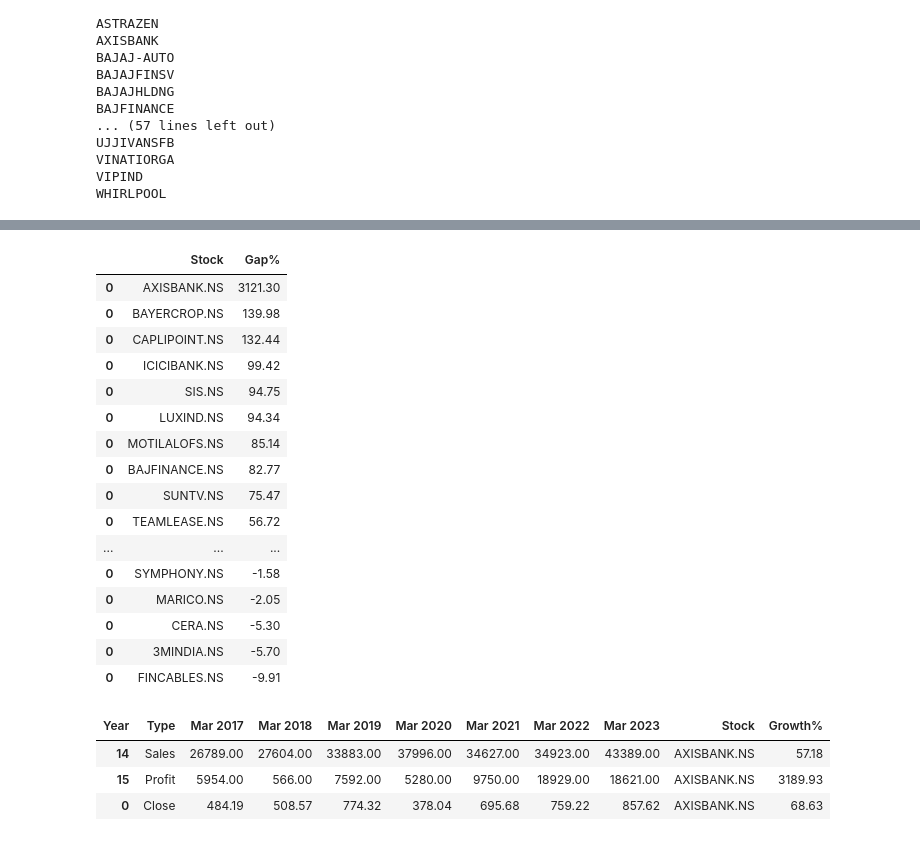
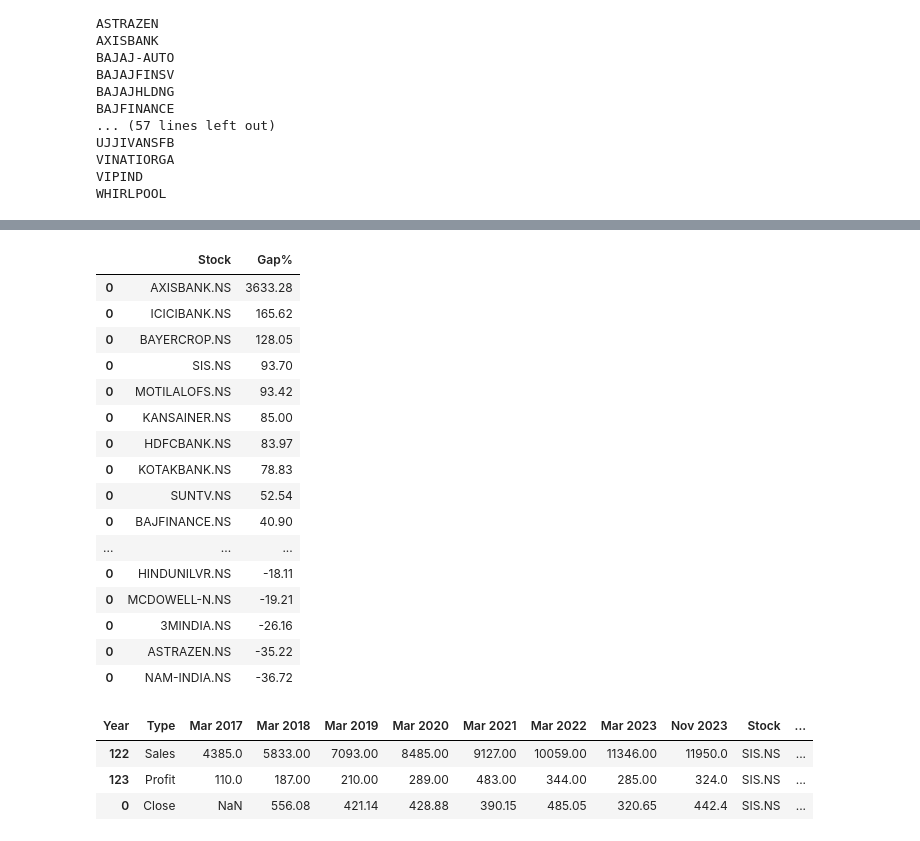
Before and after one commit to ankit-rathi/Quantvesting_v1, a Jupyter notebook: myProspects_Valuation_Gap_Analysis.ipynb, the cells around one changed output, grey strips where cells are left out. Cells and saved outputs as stored; diff of their text form; code cells hidden in the pictures.

```diff
--- a/myProspects_Valuation_Gap_Analysis.ipynb
+++ b/myProspects_Valuation_Gap_Analysis.ipynb
@@ -124,8 +124,9 @@ for stock_name in stock_ids:
 
 df_latest_analysis.index.names = ['Type']
 df_latest_analysis.reset_index(inplace=True)
-df_latest_analysis.drop('TTM', axis=1, inplace=True)
-cols = [ 'Mar 2017','Mar 2018', 'Mar 2019', 'Mar 2020', 'Mar 2021', 'Mar 2022', 'Mar 2023']
+df_latest_analysis.rename(columns={'TTM': 'Nov 2023'}, inplace=True)
+#df_latest_analysis.drop('TTM', axis=1, inplace=True)
+cols = [ 'Mar 2017','Mar 2018', 'Mar 2019', 'Mar 2020', 'Mar 2021', 'Mar 2022', 'Mar 2023', 'Nov 2023']
 for col in cols:
     df_latest_analysis[col] = df_latest_analysis[col].str.replace(',', '').astype(float)
 # %% [output]
@@ -178,7 +179,7 @@ for stock_name in stock_ids:
   stock_df['Year'] = stock_df['Mon'] + ' ' + stock_df['Year']
   cols = [ 'Year', 'Close']
   stock_df = stock_df[cols]
-  stock_df = stock_df[stock_df['Year'].str.contains("Mar")]
+  stock_df = stock_df[(stock_df['Year'].str.contains("Mar")) | (stock_df['Year'].str.contains("Nov 2023"))]
   stock_df = stock_df.set_index('Year')
   stock_df = stock_df.T
   stock_df['Stock'] = stock_symbol
@@ -204,6 +205,6 @@ stock_df_final
 # %%
 df_gap_analysis = df_latest_analysis.append(stock_df_final)
-df_gap_analysis['Growth%'] = (df_gap_analysis['Mar 2023'] - df_gap_analysis['Mar 2018'])*100/df_gap_analysis['Mar 2018']
+df_gap_analysis['Growth%'] = (df_gap_analysis['Nov 2023'] - df_gap_analysis['Mar 2018'])*100/df_gap_analysis['Mar 2018']
 df_gap_analysis['Growth%'] = round(df_gap_analysis['Growth%'],2)
 df_gap_analysis
 # %% [output]
@@ -238,26 +239,26 @@ for stock_name in stock_ids:
 stock_df_gap.sort_values(['Gap%'], ascending=[False]).head(30)
 # %% [output]
 |  | Stock | Gap% |
-| 0 | AXISBANK.NS | 3121.30 |
-| 0 | BAYERCROP.NS | 139.98 |
-| 0 | CAPLIPOINT.NS | 132.44 |
-| 0 | ICICIBANK.NS | 99.42 |
-| 0 | SIS.NS | 94.75 |
-| 0 | LUXIND.NS | 94.34 |
-| 0 | MOTILALOFS.NS | 85.14 |
-| 0 | BAJFINANCE.NS | 82.77 |
-| 0 | SUNTV.NS | 75.47 |
-| 0 | TEAMLEASE.NS | 56.72 |
+| 0 | AXISBANK.NS | 3633.28 |
+| 0 | ICICIBANK.NS | 165.62 |
+| 0 | BAYERCROP.NS | 128.05 |
+| 0 | SIS.NS | 93.70 |
+| 0 | MOTILALOFS.NS | 93.42 |
+| 0 | KANSAINER.NS | 85.00 |
+| 0 | HDFCBANK.NS | 83.97 |
+| 0 | KOTAKBANK.NS | 78.83 |
+| 0 | SUNTV.NS | 52.54 |
+| 0 | BAJFINANCE.NS | 40.90 |
 | ... | ... | ... |
-| 0 | SYMPHONY.NS | -1.58 |
-| 0 | MARICO.NS | -2.05 |
-| 0 | CERA.NS | -5.30 |
-| 0 | 3MINDIA.NS | -5.70 |
-| 0 | FINCABLES.NS | -9.91 |
+| 0 | HINDUNILVR.NS | -18.11 |
+| 0 | MCDOWELL-N.NS | -19.21 |
+| 0 | 3MINDIA.NS | -26.16 |
+| 0 | ASTRAZEN.NS | -35.22 |
+| 0 | NAM-INDIA.NS | -36.72 |
 # %%
-df_gap_analysis[df_gap_analysis['Stock']  == 'AXISBANK.NS']
+df_gap_analysis[df_gap_analysis['Stock']  == 'SIS.NS']
 # %% [output]
-| Year | Type | Mar 2017 | Mar 2018 | Mar 2019 | Mar 2020 | Mar 2021 | Mar 2022 | Mar 2023 | Stock | Growth% |
-| 14 | Sales | 26789.00 | 27604.00 | 33883.00 | 37996.00 | 34627.00 | 34923.00 | 43389.00 | AXISBANK.NS | 57.18 |
-| 15 | Profit | 5954.00 | 566.00 | 7592.00 | 5280.00 | 9750.00 | 18929.00 | 18621.00 | AXISBANK.NS | 3189.93 |
-| 0 | Close | 484.19 | 508.57 | 774.32 | 378.04 | 695.68 | 759.22 | 857.62 | AXISBANK.NS | 68.63 |
+| Year | Type | Mar 2017 | Mar 2018 | Mar 2019 | Mar 2020 | Mar 2021 | Mar 2022 | Mar 2023 | Nov 2023 | Stock | ... |
+| 122 | Sales | 4385.0 | 5833.00 | 7093.00 | 8485.00 | 9127.00 | 10059.00 | 11346.00 | 11950.0 | SIS.NS | ... |
+| 123 | Profit | 110.0 | 187.00 | 210.00 | 289.00 | 483.00 | 344.00 | 285.00 | 324.0 | SIS.NS | ... |
+| 0 | Close | NaN | 556.08 | 421.14 | 428.88 | 390.15 | 485.05 | 320.65 | 442.4 | SIS.NS | ... |
```
Also changed, not shown: parts of 3 cells of this notebook.
